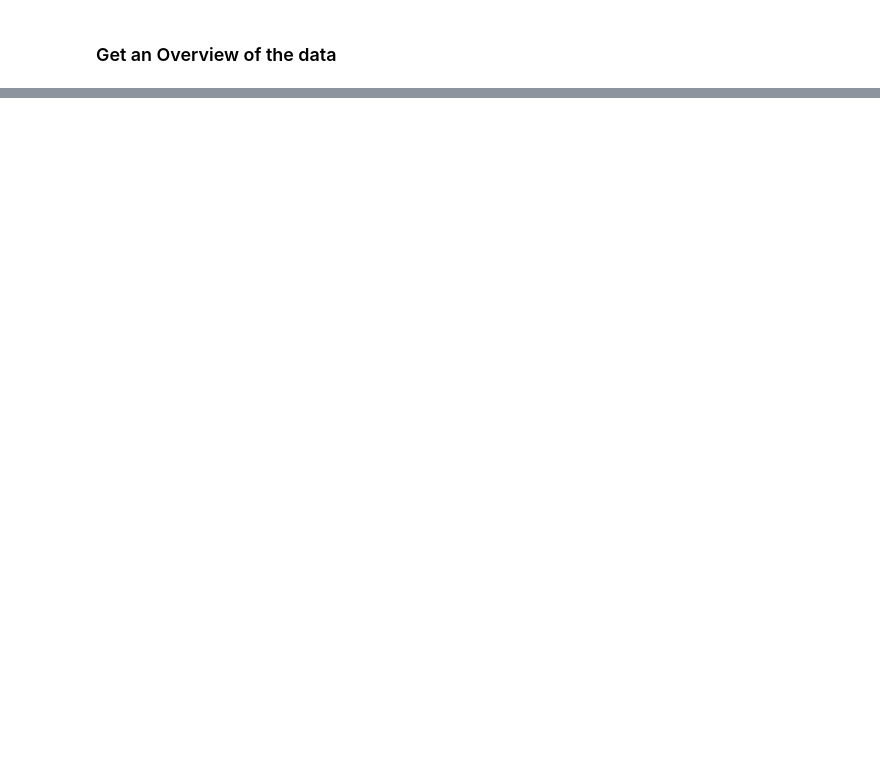
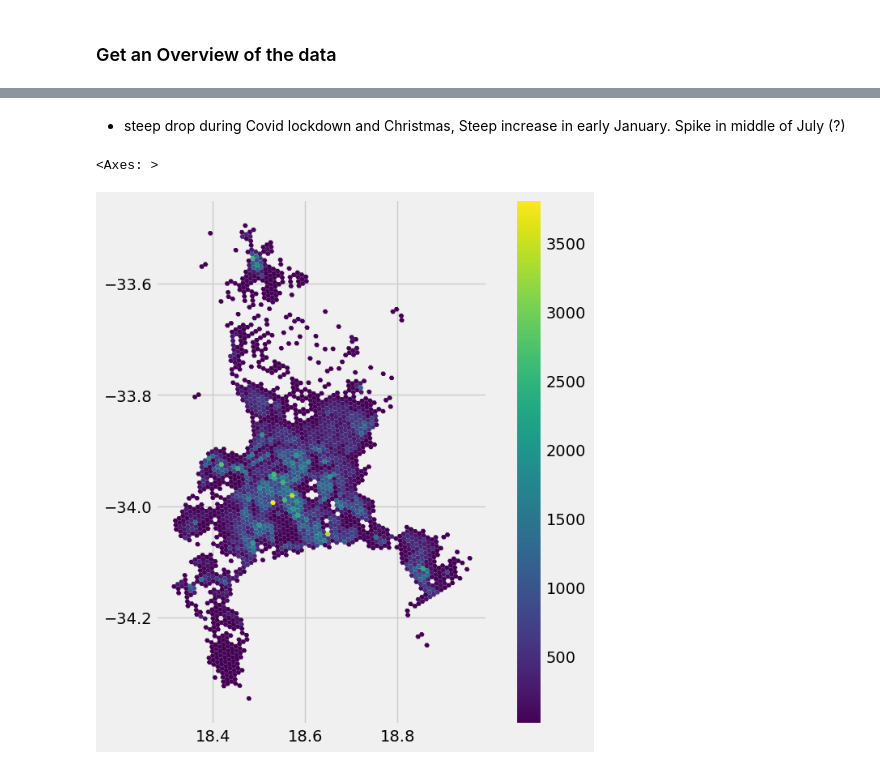
Before and after one commit to AMKiller/ds_code_challenge, a Jupyter notebook: notebooks/01_eda.ipynb, the cells around one changed output, grey strips where cells are left out. Drawn from its saved outputs; the diff is of its cells as text; code cells hidden in the pictures; blank space fills up the shorter version.

```diff
--- a/notebooks/01_eda.ipynb
+++ b/notebooks/01_eda.ipynb
@@ -153,0 +157,21 @@ Number of rows dropped: 212364 Percentage dropped: 0.22552711563091393%
+# %% [markdown]
+- steep drop during Covid lockdown and Christmas,  Steep increase in early January.  Spike in middle of July (?)
+# %%
+# Hexbin plot / geospatial hexbin heatmap
+
+def h3_to_geo_boundary(h):
+    boundary = h3.h3_to_geo_boundary(h, geo_json=True)
+    return Polygon(boundary)
+
+def create_hex_gdf(df, h3_col='h3_level8_index'):
+    df = df[df[h3_col].notna()].drop_duplicates(subset=[h3_col]).copy()
+    df['geometry'] = df[h3_col].apply(h3_to_geo_boundary)
+    return gpd.GeoDataFrame(df, geometry='geometry', crs='EPSG:4326')
+
+# Plot H3 cells with request count
+gdf = create_hex_gdf(df)
+gdf = gdf.merge(df.groupby('h3_level8_index').size().reset_index(name='request_count'), on='h3_level8_index')  # Total number of requests per hex for the entire dataset period
+gdf.plot(column='request_count', cmap='viridis', legend=True, figsize = (8,8))
+# %% [output]
+<Axes: >
+[figure, added]
```
Also changed, not shown: parts of 13 cells of this notebook.
